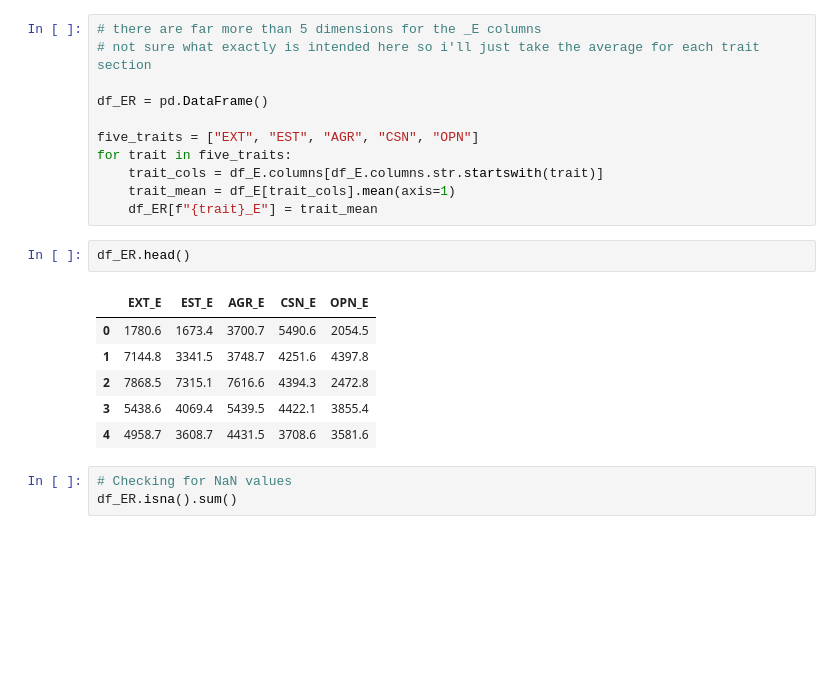
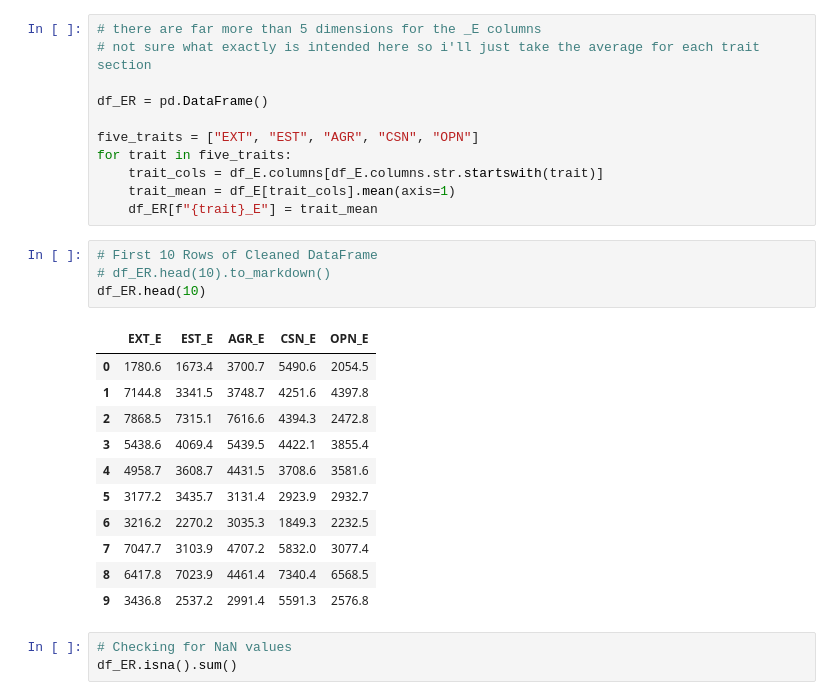
Before and after one commit to oetia/ocean-pca, a Jupyter notebook: pca.ipynb, the cells around one changed output. Drawn from its saved outputs; the diff is of its cells as text; blank space fills up the shorter version.

```diff
--- a/pca.ipynb
+++ b/pca.ipynb
@@ -53,15 +54,22 @@ for trait in five_traits:
     trait_cols = df_E.columns[df_E.columns.str.startswith(trait)]
     trait_mean = df_E[trait_cols].mean(axis=1)
     df_ER[f"{trait}_E"] = trait_mean
-# %%
-df_ER.head()
-# %% [output]
-|  | EXT_E | EST_E | AGR_E | CSN_E | OPN_E |
-| 0 | 1780.6 | 1673.4 | 3700.7 | 5490.6 | 2054.5 |
-| 1 | 7144.8 | 3341.5 | 3748.7 | 4251.6 | 4397.8 |
-| 2 | 7868.5 | 7315.1 | 7616.6 | 4394.3 | 2472.8 |
-| 3 | 5438.6 | 4069.4 | 5439.5 | 4422.1 | 3855.4 |
-| 4 | 4958.7 | 3608.7 | 4431.5 | 3708.6 | 3581.6 |
+# %%
+# First 10 Rows of Cleaned DataFrame
+# df_ER.head(10).to_markdown()
+df_ER.head(10)
+# %% [output]
+|  | EXT_E | EST_E | AGR_E | CSN_E | OPN_E |
+| 0 | 1780.6 | 1673.4 | 3700.7 | 5490.6 | 2054.5 |
+| 1 | 7144.8 | 3341.5 | 3748.7 | 4251.6 | 4397.8 |
+| 2 | 7868.5 | 7315.1 | 7616.6 | 4394.3 | 2472.8 |
+| 3 | 5438.6 | 4069.4 | 5439.5 | 4422.1 | 3855.4 |
+| 4 | 4958.7 | 3608.7 | 4431.5 | 3708.6 | 3581.6 |
+| 5 | 3177.2 | 3435.7 | 3131.4 | 2923.9 | 2932.7 |
+| 6 | 3216.2 | 2270.2 | 3035.3 | 1849.3 | 2232.5 |
+| 7 | 7047.7 | 3103.9 | 4707.2 | 5832.0 | 3077.4 |
+| 8 | 6417.8 | 7023.9 | 4461.4 | 7340.4 | 6568.5 |
+| 9 | 3436.8 | 2537.2 | 2991.4 | 5591.3 | 2576.8 |
 # %%
 # Checking for NaN values
 df_ER.isna().sum()
```
Also changed, not shown: parts of 5 cells of this notebook, 1 other file.
